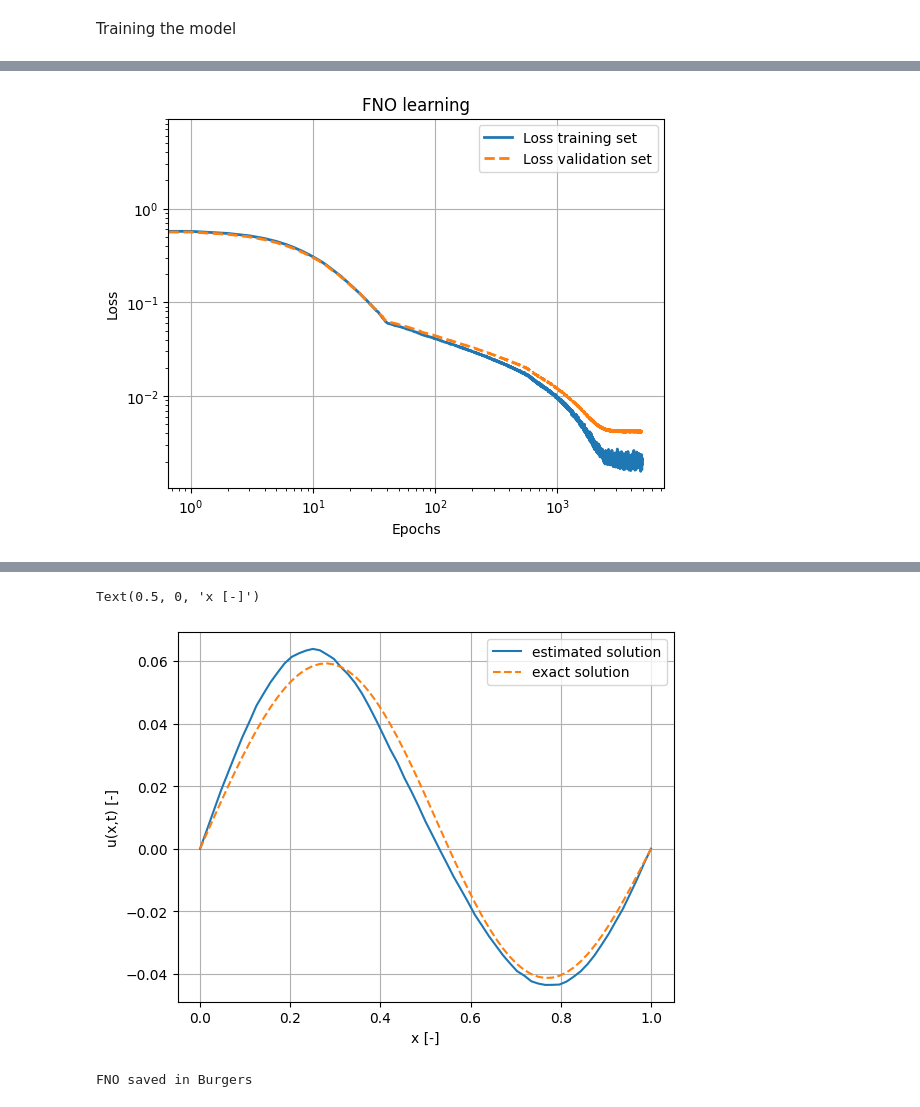
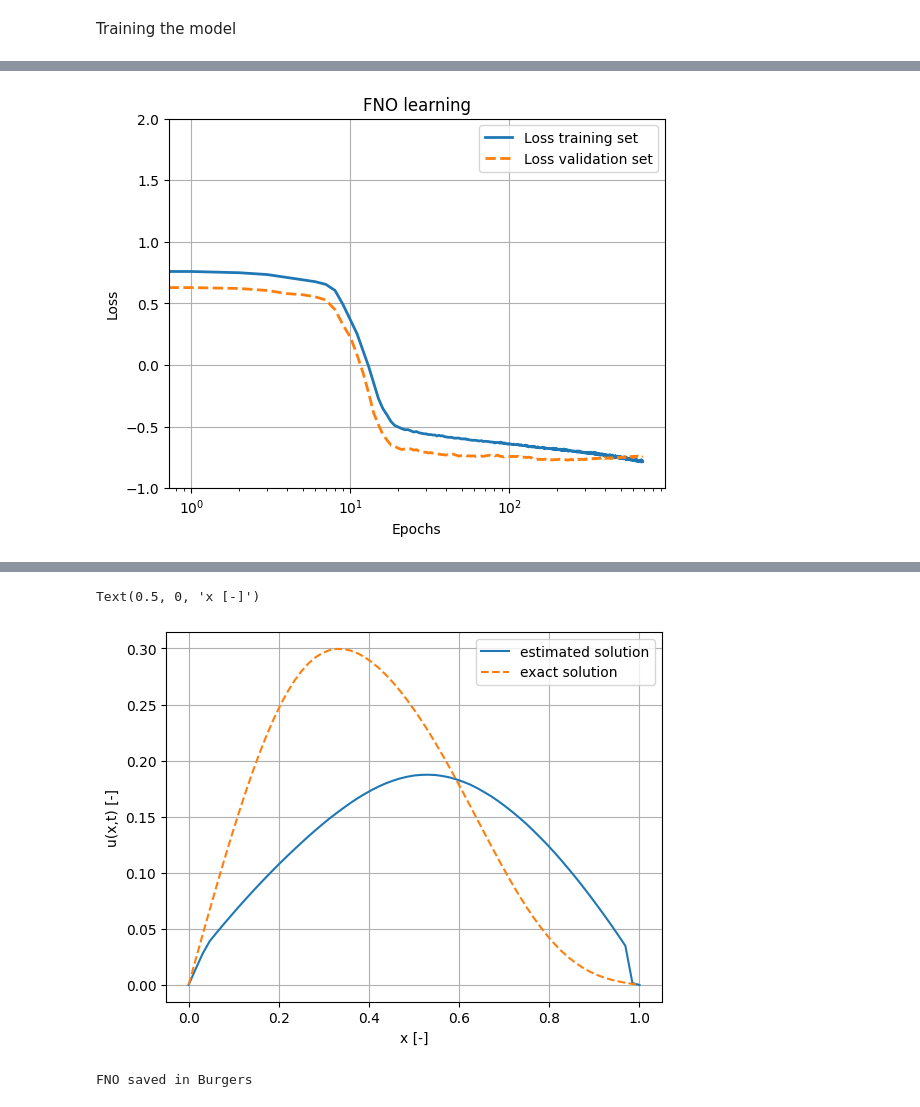
Before and after one commit to Adrianominora/Prevision, a Jupyter notebook: scripts/FNO_Burgers.ipynb, the cells around one changed output, grey strips where cells are left out. Cells and saved outputs as stored; diff of their text form; code cells hidden in the pictures.

```diff
--- a/scripts/FNO_Burgers.ipynb
+++ b/scripts/FNO_Burgers.ipynb
@@ -9,16 +9,19 @@ Training the model
 # %%
 lr_schedule = tf.keras.optimizers.schedules.InverseTimeDecay(
   0.01,
-  decay_steps=200,
+  decay_steps=50,
   decay_rate=5,
   staircase=True)
+
+def custom_loss(y_true, y_pred):
+    return tf.keras.losses.cosine_similarity(y_true,y_pred) + 50*tf.keras.losses.huber(y_true,y_pred)
 
 def get_optimizer():
     return tf.keras.optimizers.Adam(lr_schedule)
 
 def get_callbacks(name):
     return [
-        tf.keras.callbacks.EarlyStopping(monitor='val_loss', patience=2000, min_delta=0.0001),
+        tf.keras.callbacks.EarlyStopping(monitor='val_loss', patience=1000, min_delta=0.0001),
         ]
 
 def compile_and_fit(model, name, x_train, y_train, x_test, y_test, optimizer=None, max_epochs=1000):
@@ -27,10 +30,10 @@ def compile_and_fit(model, name, x_train, y_train, x_test, y_test, optimizer=Non
         optimizer = get_optimizer()
 
     model.compile(optimizer=optimizer,
-                loss=tf.keras.losses.MeanSquaredError(),
+                loss=custom_loss,
                 metrics=[
-                  tf.keras.losses.MeanSquaredError("auto", "mean_squared_error"),
-                  'accuracy'])
+                  tf.keras.losses.MeanSquaredError("auto", "mean_squared_error")])
+
 
     model.summary()
 
@@ -54,7 +57,7 @@ INPUTDIM = (input_train.shape[1],)
 OUTPUTDIM = (output_train.shape[1],)
 
 # Creting model
-model = lb.FNO(INPUTDIM, OUTPUTDIM, p_dim=256, n=11, k_max=7, verbose=True, model_name='Burgers_FNO', dropout=0.05, kernel_reg=0.005)
+model = lb.FNO(INPUTDIM, OUTPUTDIM, p_dim=1024, n=6, k_max=5, verbose=True, model_name='Burgers_FNO', dropout=0.01, kernel_reg=0.0005)
 history = compile_and_fit(model, model.name, x_train=input_train, y_train=output_train, x_test=input_test, y_test=output_test, optimizer=None, max_epochs=10000)
 # %% [output]
 Creating Fourier Layer 0
@@ -78,20 +81,21 @@ Epoch 2072/10000
 bc     = history.history['loss']
 val_bc = history.history['val_loss']
 
-plt.loglog(range(np.shape(bc)[0]),bc, linewidth=2,)
-plt.loglog(range(np.shape(val_bc)[0]),val_bc,'--', linewidth=2,)
+plt.semilogx(range(np.shape(bc)[0]),bc, linewidth=2,)
+plt.semilogx(range(np.shape(val_bc)[0]),val_bc,'--', linewidth=2,)
 plt.title('FNO learning')
 plt.grid(True)
 plt.xlabel('Epochs')
 plt.ylabel('Loss')
+plt.ylim([-1,2])
 plt.legend(('Loss training set','Loss validation set'))
 plt.savefig('../Burgers_FNO.png', dpi=300)
 plt.show()
 # %% [output]
-[figure, old version]
+[figure, new version]
 # %%
 rec_output = model.predict(input_test)
-index = 120
+index = 198
 xx=np.linspace(0,1,rec_output.shape[1])
 
 plt.figure()
@@ -107,5 +111,5 @@ plt.xlabel('x [-]')
 Text(0.5, 0, 'x [-]')
-[figure, old version]
+[figure, new version]
 # %%
 save_NN = False
 # save_NN = True
```
Also changed, not shown: parts of 3 cells of this notebook, 7 other files.
